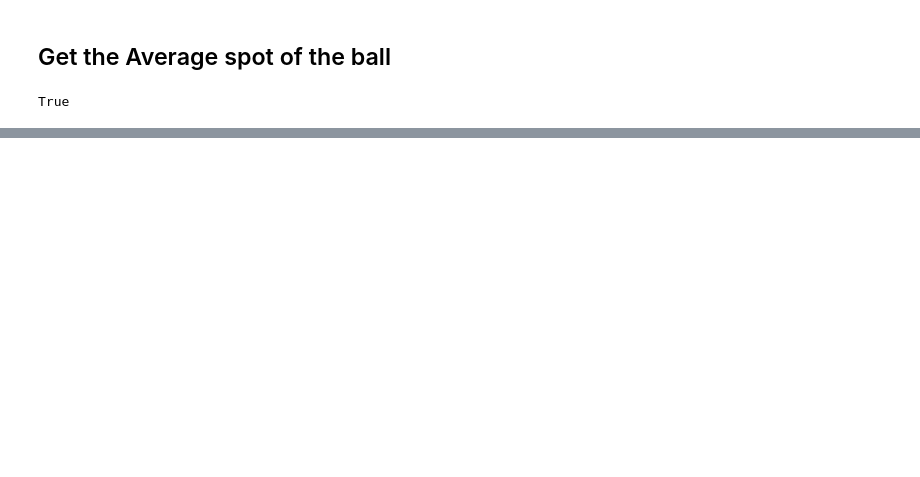
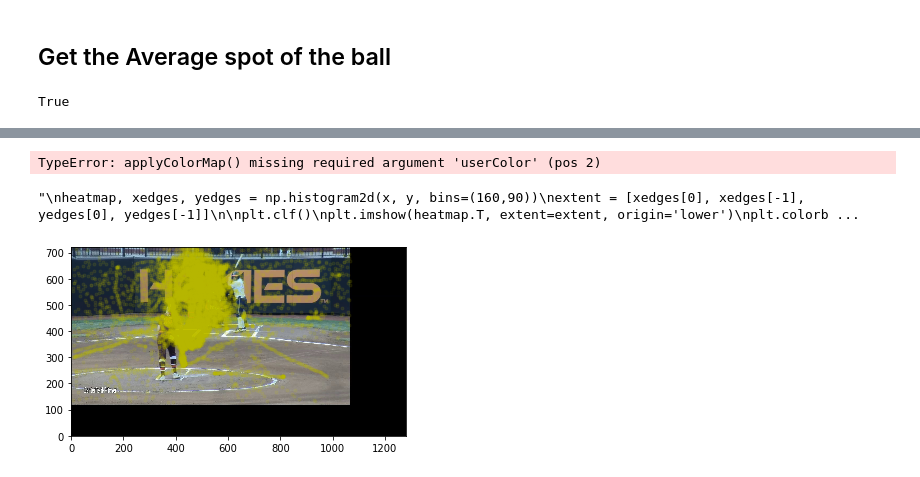
Before and after one commit to 2020-Computer-Vision/PitchAutomation, a Jupyter notebook: Pitch Analytics.ipynb, the cells around one changed output, grey strips where cells are left out. Drawn from its saved outputs; the diff is of its cells as text; code cells hidden in the pictures; blank space fills up the shorter version.

```diff
--- a/Pitch Analytics.ipynb
+++ b/Pitch Analytics.ipynb
@@ -18,0 +10,6 @@ o.head()
+# %%
+all_ = pd.read_csv('UVA_locations.csv')
+# convert the width and height to integers representing the pixel number
+all_['w'] = (all_['w']*1280).astype(int)
+all_['h'] = (all_['h']*720).astype(int)
+all_.head()
@@ -19,4 +23,6 @@ o.head()
 # %%
+o = all_.loc[all_['Label'] != 'plate']
+
 cnt = o.groupby(['Frame']).count()
 # %%
 # Get information on the number of times when the ball is in the image
@@ -56,0 +63,3 @@ True
+# %%
+locations = o[['cx','cy']]
+locations
@@ -56,0 +85,40 @@ True
+# %%
+def heatmap2d(arr: np.ndarray):
+    plt.imshow(arr, cmap='viridis')
+    plt.colorbar()
+    plt.show()
+
+#heatmap2d(locations)
+cv2.applyColorMap(locations)
+
+#sns.heatmap(locations, linewidth=0.5)
+# %% [output]
+TypeError: applyColorMap() missing required argument 'userColor' (pos 2)
+# %%
+x = locations['cx']
+y = abs(locations['cy'] - 720)
+#y = locations['cy']
+
+# load image as back
+im = plt.imread('Average_spot.png')
+im = np.flipud(im)
+implot = plt.imshow(im, origin='lower')
+
+# plot scatterplot over image
+plt.scatter(x,y, marker = '.', alpha=0.1, color='y')
+plt.xlim([0,1280])
+plt.ylim([0,720])
+
+
+"""
+heatmap, xedges, yedges = np.histogram2d(x, y, bins=(160,90))
+extent = [xedges[0], xedges[-1], yedges[0], yedges[-1]]
+
+plt.clf()
+plt.imshow(heatmap.T, extent=extent, origin='lower')
+plt.colorbar()
+plt.show()
+"""
+# %% [output]
+"\nheatmap, xedges, yedges = np.histogram2d(x, y, bins=(160,90))\nextent = [xedges[0], xedges[-1], yedges[0], yedges[-1]]\n\nplt.clf()\nplt.imshow(heatmap.T, extent=extent, origin='lower')\nplt.colorb ...
+[figure, added]
```
Also changed, not shown: parts of 14 cells of this notebook, 5 other files.
